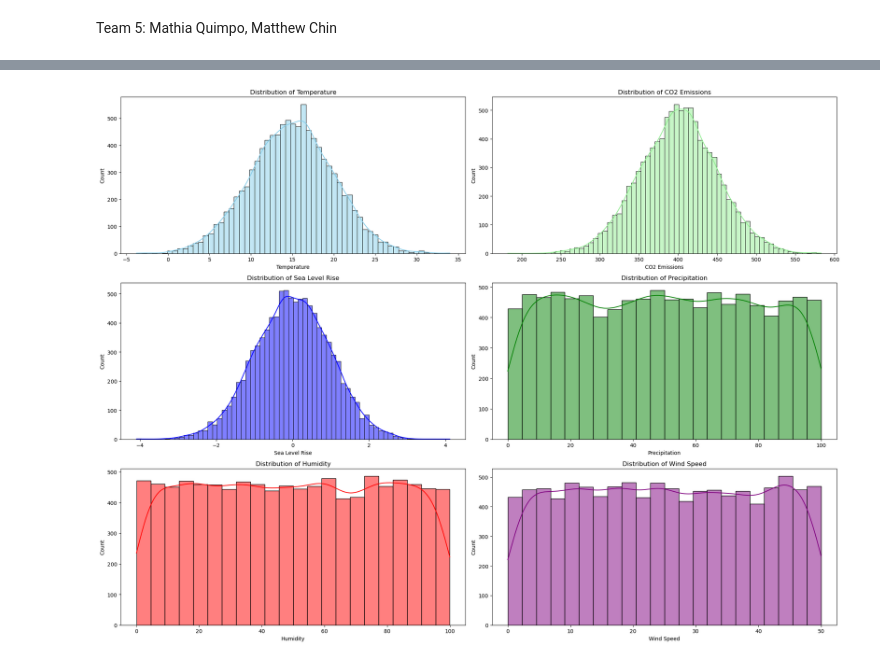
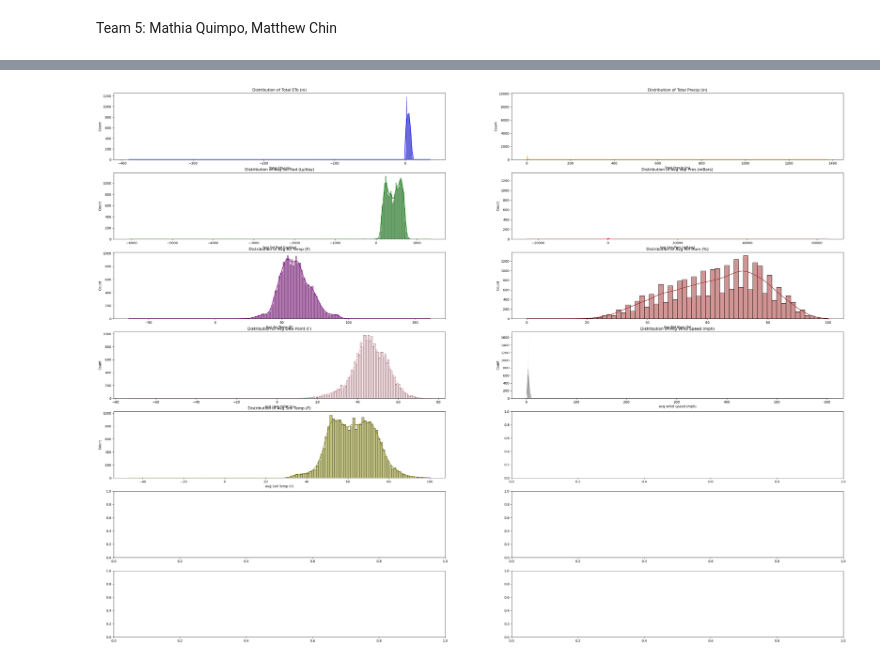
Before and after one commit to matthewcchin/Machine-Learning, a Jupyter notebook: Final Project/Mayi_final.ipynb, the cells around one changed output, grey strips where cells are left out. Drawn from its saved outputs; the diff is of its cells as text; code cells hidden in the pictures.

```diff
--- a/Final Project/Mayi_final.ipynb
+++ b/Final Project/Mayi_final.ipynb
@@ -73,0 +81,3 @@ df
+# %%
+# drop rows that have a high number of missing values
+raw_df.dropna(thresh=13, inplace=True)
@@ -73,0 +127,6 @@ df
+# %%
+# drop unused columns
+raw_df.drop(columns=['Stn Id', 'Stn Name',
+                     'Month Year', 'Avg Max Air Temp (F)',
+                     'Avg Min Air Temp (F)','Avg Max Rel Hum (%)',
+                     'Avg Min Rel Hum (%)',], inplace=True)
@@ -73,0 +156,3 @@ df
+# %%
+# drop CIMIS Region after encoding
+raw_df.drop(columns='CIMIS Region', inplace=True)
@@ -73,0 +204,15 @@ df
+# %%
+# Compute the correlation matrix for non-country columns
+variables = ['Total ETo (in)', 'Total Precip (in)',
+             'Avg Sol Rad (Ly/day)', 'Avg Vap Pres (mBars)',
+             'Avg Air Temp (F)', 'Avg Rel Hum (%)',
+             'Avg Dew Point (F)', 'Avg Wind Speed (mph)',
+             'Avg Soil Temp (F)']
+
+correlation_matrix = df[variables].corr()
+
+# Generate the heatmap
+plt.figure(figsize=(12, 10))
+sns.heatmap(correlation_matrix, annot=True, cmap='coolwarm')
+plt.title('Correlation Matrix')
+plt.show()
@@ -74,12 +221,10 @@ df
 # %%
-## Data Exploration
-fig, axes = plt.subplots(nrows=3, ncols=2, figsize=(20, 15))
-variables = ['Temperature', 'CO2 Emissions', 'Sea Level Rise', 'Precipitation', 'Humidity', 'Wind Speed']
-colors = ['skyblue', 'lightgreen', 'blue', 'green', 'red', 'purple']
+# Data Exploration
+fig, axes = plt.subplots(nrows=7, ncols=2, figsize=(40, 30))
+colors = ["blue", "orange", "green", "red", "purple", "brown", "pink", "gray", "olive", "cyan", "electric blue", "magenta", "violet"]
 for i, var in enumerate(variables):
-    sns.histplot(df[var], ax=axes[i//2, i%2], color=colors[i], kde=True)
+    sns.histplot(raw_df[var], ax=axes[i//2, i%2], color=colors[i], kde=True)
     axes[i//2, i%2].set_title(f'Distribution of {var}')
-plt.tight_layout()
 plt.show()
 # %% [output]
-[figure, old version]
+[figure, new version]
```
Also changed, not shown: parts of 31 cells of this notebook.
